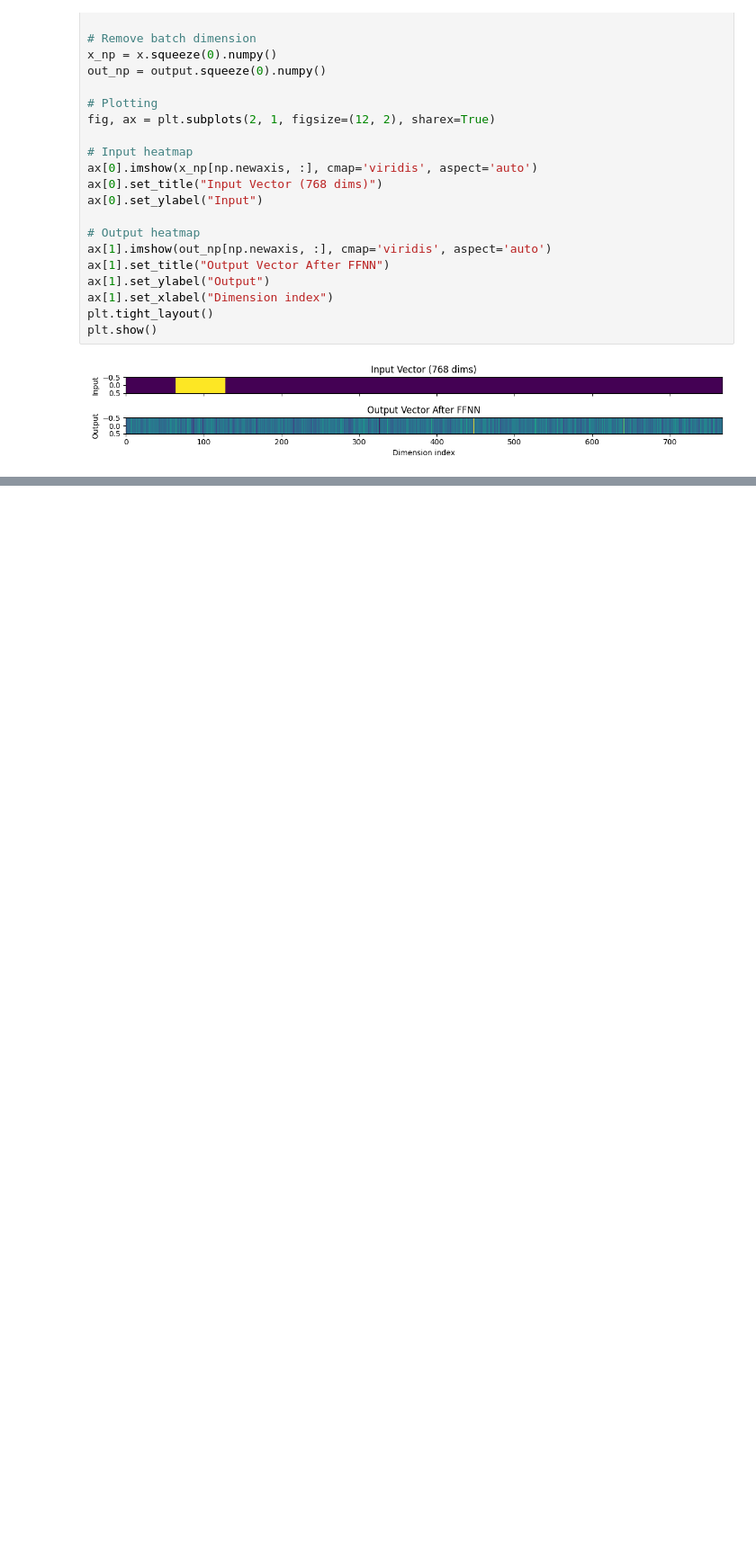
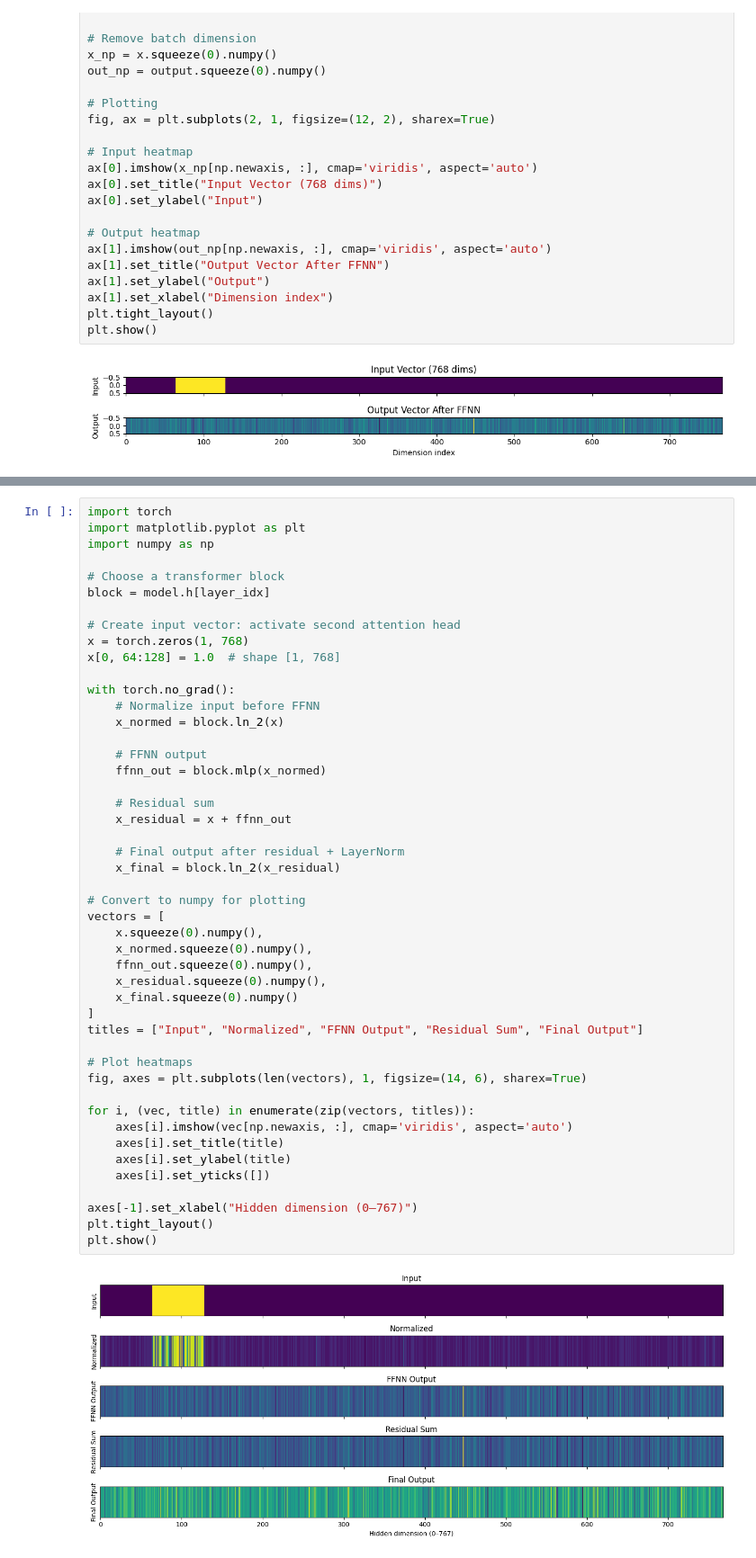
Before and after one commit to AlessandroMiotto/transformers, a Jupyter notebook: neur_net.ipynb, the cells around one changed output, grey strips where cells are left out. Shown at 90% size. Cells and saved outputs as stored; diff of their text form; blank space fills up the shorter version.

```diff
--- a/neur_net.ipynb
+++ b/neur_net.ipynb
@@ -178,0 +340,49 @@ plt.show()
+# %%
+import torch
+import matplotlib.pyplot as plt
+import numpy as np
+
+# Choose a transformer block
+block = model.h[layer_idx]
+
+# Create input vector: activate second attention head
+x = torch.zeros(1, 768)
+x[0, 64:128] = 1.0  # shape [1, 768]
+
+with torch.no_grad():
+    # Normalize input before FFNN
+    x_normed = block.ln_2(x)
+
+    # FFNN output
+    ffnn_out = block.mlp(x_normed)
+
+    # Residual sum
+    x_residual = x + ffnn_out
+
+    # Final output after residual + LayerNorm
+    x_final = block.ln_2(x_residual)
+
+# Convert to numpy for plotting
+vectors = [
+    x.squeeze(0).numpy(),
+    x_normed.squeeze(0).numpy(),
+    ffnn_out.squeeze(0).numpy(),
+    x_residual.squeeze(0).numpy(),
+    x_final.squeeze(0).numpy()
+]
+titles = ["Input", "Normalized", "FFNN Output", "Residual Sum", "Final Output"]
+
+# Plot heatmaps
+fig, axes = plt.subplots(len(vectors), 1, figsize=(14, 6), sharex=True)
+
+for i, (vec, title) in enumerate(zip(vectors, titles)):
+    axes[i].imshow(vec[np.newaxis, :], cmap='viridis', aspect='auto')
+    axes[i].set_title(title)
+    axes[i].set_ylabel(title)
+    axes[i].set_yticks([])
+
+axes[-1].set_xlabel("Hidden dimension (0–767)")
+plt.tight_layout()
+plt.show()
+# %% [output]
+[figure, added]
```
Also changed, not shown: parts of 8 cells of this notebook.
